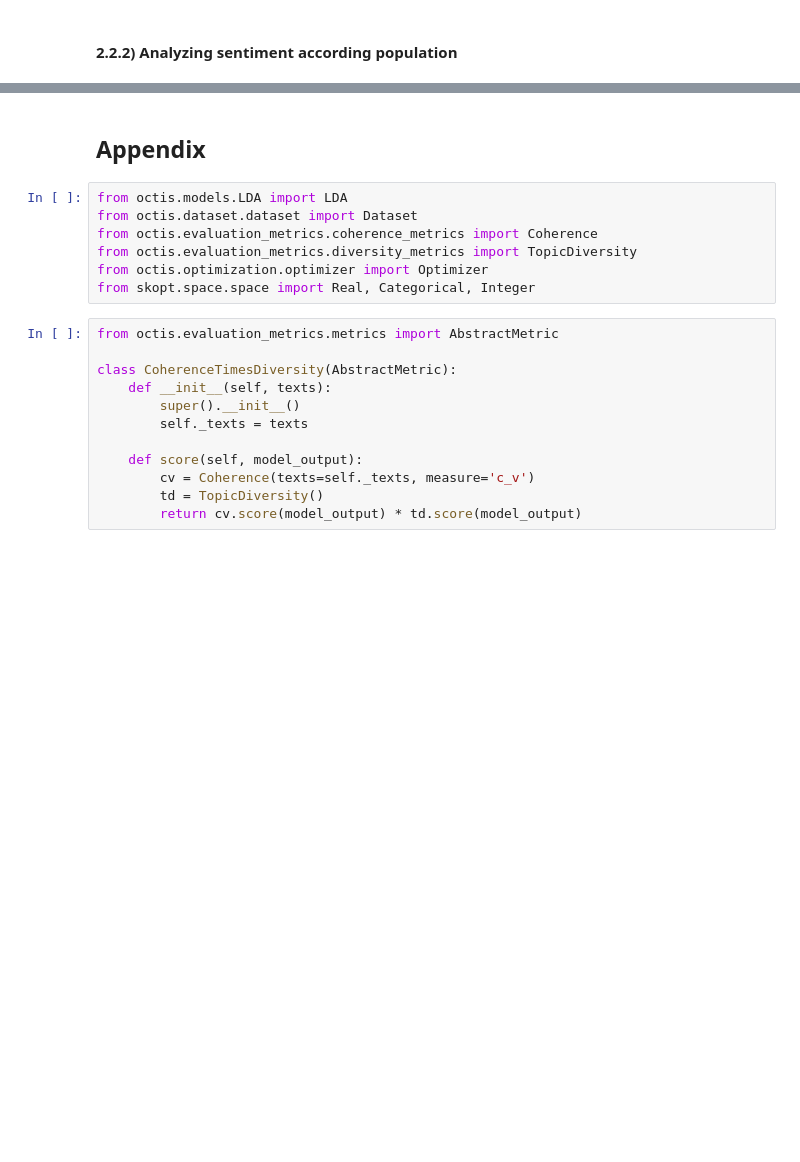
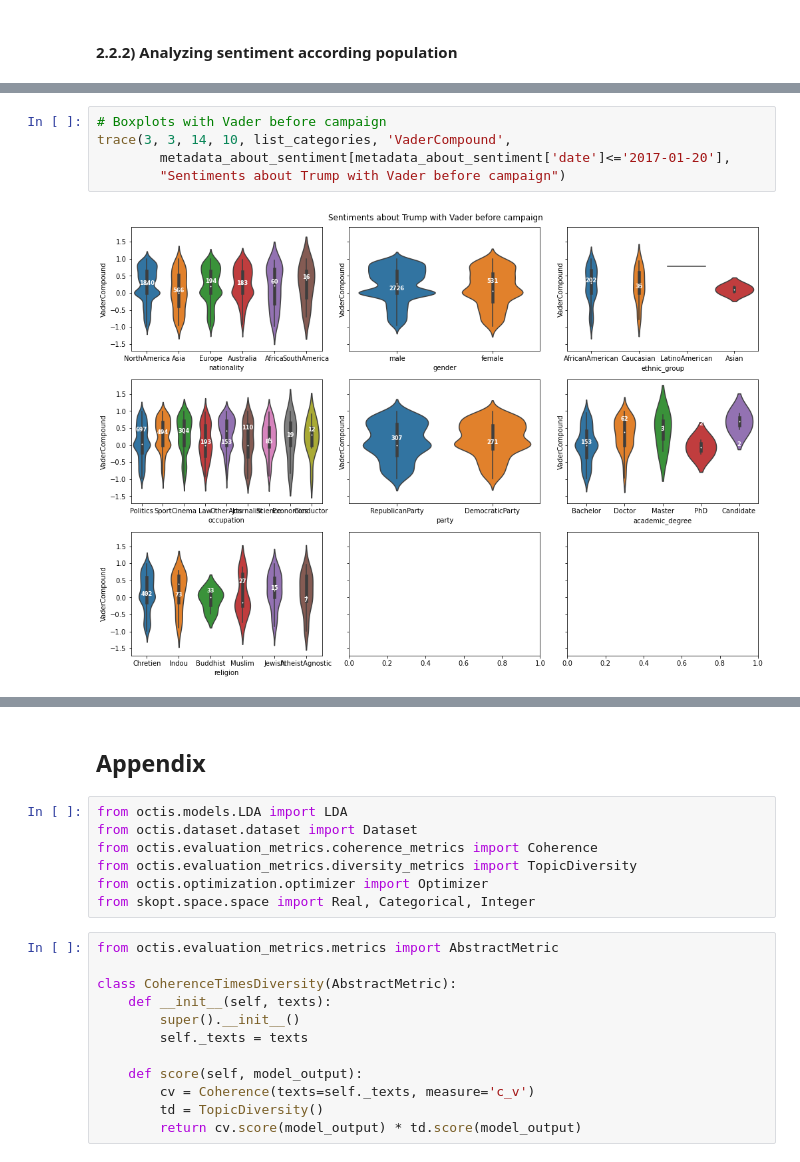
Before and after one commit to epfl-ada/ada-2021-project-data-wrestlers, a Jupyter notebook: notebook_milestone3.ipynb, the cells around one changed output, grey strips where cells are left out. Drawn from its saved outputs; the diff is of its cells as text; blank space fills up the shorter version.

```diff
--- a/notebook_milestone3.ipynb
+++ b/notebook_milestone3.ipynb
@@ -2288,0 +2303,7 @@ metadata_about_sentiment_regression
+# %%
+# Boxplots with Vader before campaign
+trace(3, 3, 14, 10, list_categories, 'VaderCompound',
+        metadata_about_sentiment[metadata_about_sentiment['date']<='2017-01-20'],
+        "Sentiments about Trump with Vader before campaign")
+# %% [output]
+[figure, added]
```
Also changed, not shown: parts of 29 cells of this notebook.
